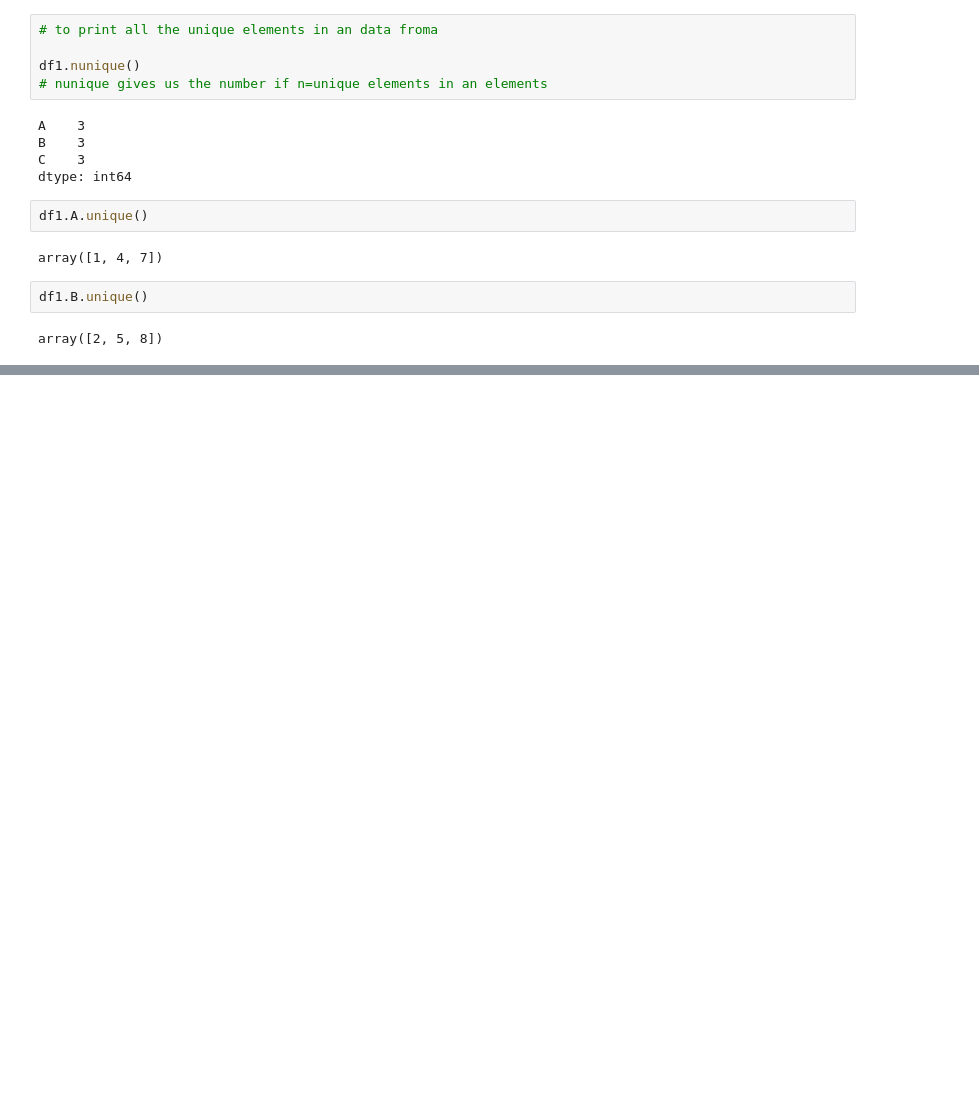
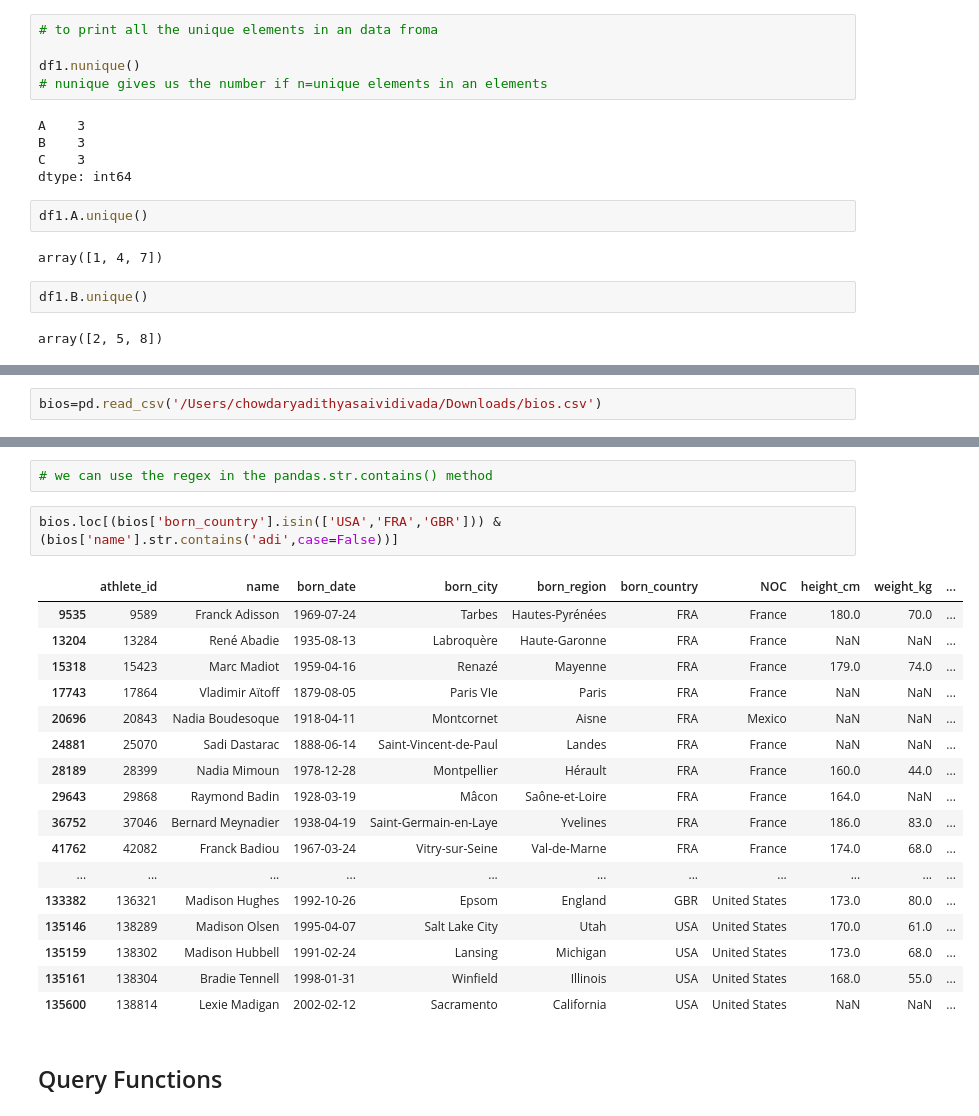
Before and after one commit to adityasaicareer/Pandas, a Jupyter notebook: pandas_revision.ipynb, the cells around one changed output, grey strips where cells are left out. Saved outputs shown, nothing was run; the diff lists cells and outputs as text; blank space fills up the shorter version.

Commit message:
updated revised pandas

```diff
--- a/pandas_revision.ipynb
+++ b/pandas_revision.ipynb
@@ -125,0 +167,2 @@ KeyError: 0
+# %%
+bios=pd.read_csv('/Users/chowdaryadithyasaividivada/Downloads/bios.csv')
@@ -125,0 +831,24 @@ KeyError: 0
+# %%
+# we can use the regex in the pandas.str.contains() method
+# %%
+bios.loc[(bios['born_country'].isin(['USA','FRA','GBR'])) & (bios['name'].str.contains('adi',case=False))]
+# %% [output]
+|  | athlete_id | name | born_date | born_city | born_region | born_country | NOC | height_cm | weight_kg | ... |
+| 9535 | 9589 | Franck Adisson | 1969-07-24 | Tarbes | Hautes-Pyrénées | FRA | France | 180.0 | 70.0 | ... |
+| 13204 | 13284 | René Abadie | 1935-08-13 | Labroquère | Haute-Garonne | FRA | France | NaN | NaN | ... |
+| 15318 | 15423 | Marc Madiot | 1959-04-16 | Renazé | Mayenne | FRA | France | 179.0 | 74.0 | ... |
+| 17743 | 17864 | Vladimir Aïtoff | 1879-08-05 | Paris VIe | Paris | FRA | France | NaN | NaN | ... |
+| 20696 | 20843 | Nadia Boudesoque | 1918-04-11 | Montcornet | Aisne | FRA | Mexico | NaN | NaN | ... |
+| 24881 | 25070 | Sadi Dastarac | 1888-06-14 | Saint-Vincent-de-Paul | Landes | FRA | France | NaN | NaN | ... |
+| 28189 | 28399 | Nadia Mimoun | 1978-12-28 | Montpellier | Hérault | FRA | France | 160.0 | 44.0 | ... |
+| 29643 | 29868 | Raymond Badin | 1928-03-19 | Mâcon | Saône-et-Loire | FRA | France | 164.0 | NaN | ... |
+| 36752 | 37046 | Bernard Meynadier | 1938-04-19 | Saint-Germain-en-Laye | Yvelines | FRA | France | 186.0 | 83.0 | ... |
+| 41762 | 42082 | Franck Badiou | 1967-03-24 | Vitry-sur-Seine | Val-de-Marne | FRA | France | 174.0 | 68.0 | ... |
+| ... | ... | ... | ... | ... | ... | ... | ... | ... | ... | ... |
+| 133382 | 136321 | Madison Hughes | 1992-10-26 | Epsom | England | GBR | United States | 173.0 | 80.0 | ... |
+| 135146 | 138289 | Madison Olsen | 1995-04-07 | Salt Lake City | Utah | USA | United States | 170.0 | 61.0 | ... |
+| 135159 | 138302 | Madison Hubbell | 1991-02-24 | Lansing | Michigan | USA | United States | 173.0 | 68.0 | ... |
+| 135161 | 138304 | Bradie Tennell | 1998-01-31 | Winfield | Illinois | USA | United States | 168.0 | 55.0 | ... |
+| 135600 | 138814 | Lexie Madigan | 2002-02-12 | Sacramento | California | USA | United States | NaN | NaN | ... |
+# %% [markdown]
+## Query Functions
```
Also changed, not shown: parts of 95 cells of this notebook, 1 other file.
